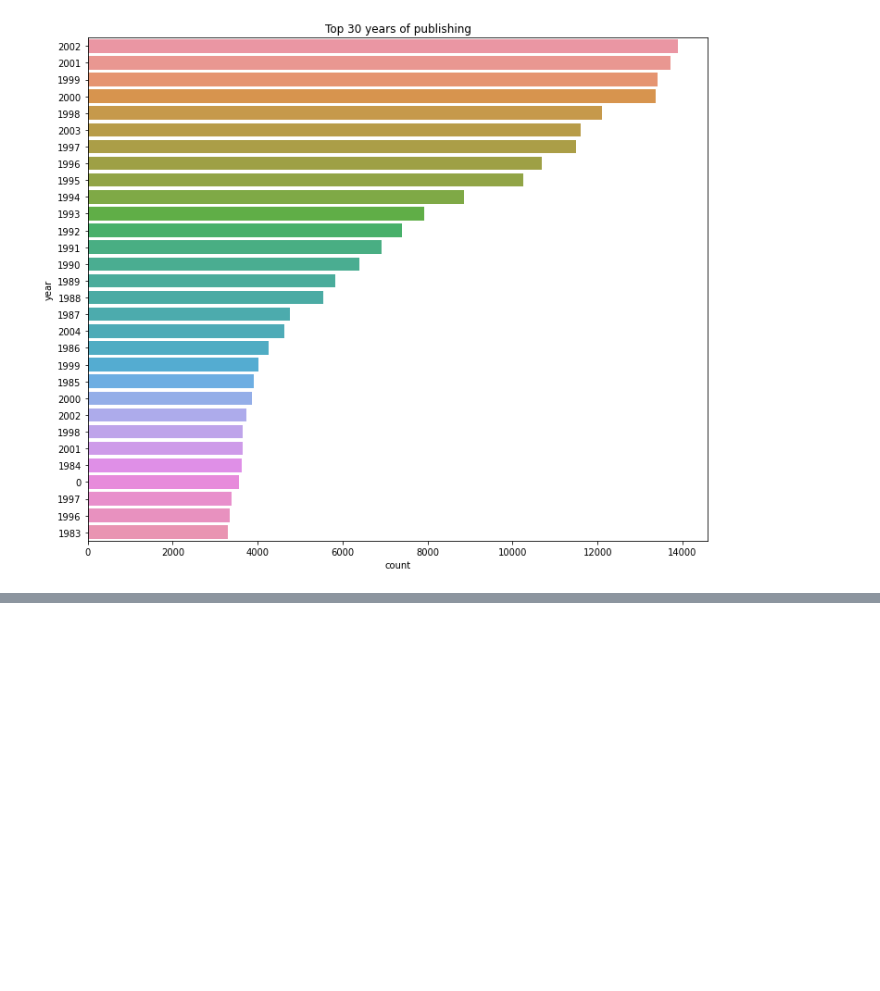
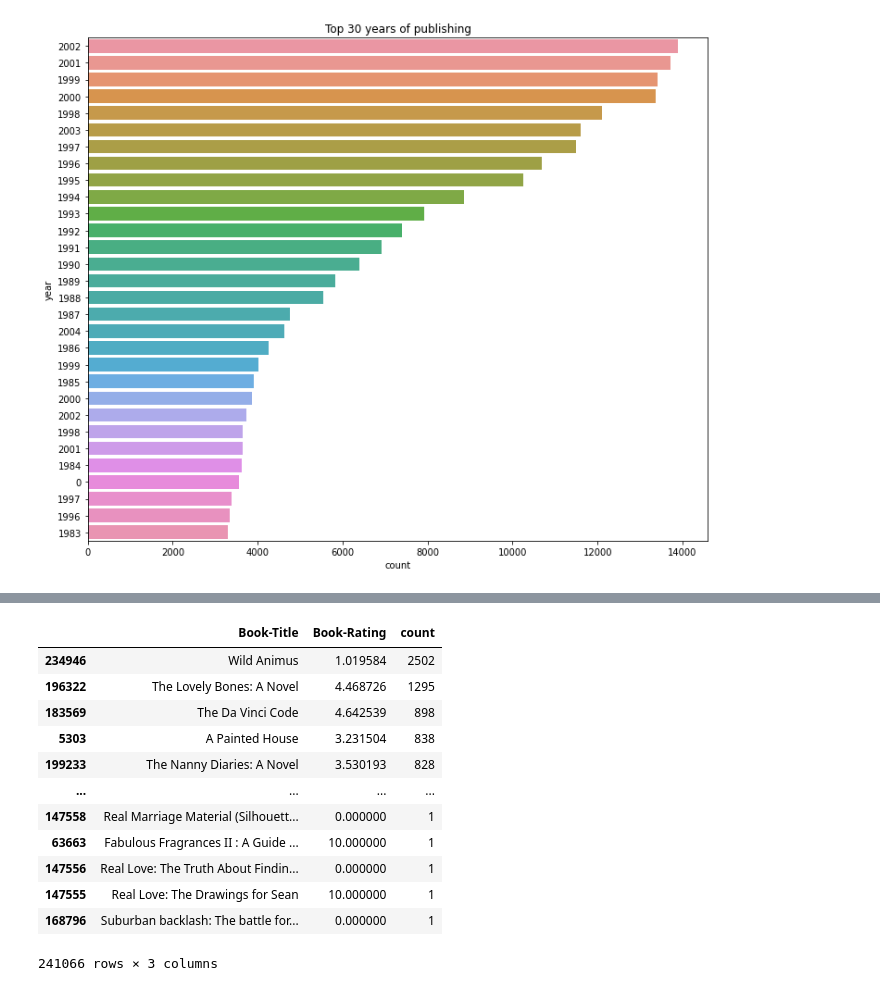
Before and after one commit to amalmon/Book-recommendation-system, a Jupyter notebook: Book_recommendation_system.ipynb, the cells around one changed output, grey strips where cells are left out. Saved outputs shown, nothing was run; the diff lists cells and outputs as text; code cells hidden in the pictures; blank space fills up the shorter version.

```diff
--- a/Book_recommendation_system.ipynb
+++ b/Book_recommendation_system.ipynb
@@ -315,0 +380,17 @@ sns.barplot(data = yearOfPublication.head(30), x='count', y='year')
+# %%
+#recalling data frame with book name avrg rating and number of rating
+most_rated_by_reads
+# %% [output]
+|  | Book-Title | Book-Rating | count |
+| 234946 | Wild Animus | 1.019584 | 2502 |
+| 196322 | The Lovely Bones: A Novel | 4.468726 | 1295 |
+| 183569 | The Da Vinci Code | 4.642539 | 898 |
+| 5303 | A Painted House | 3.231504 | 838 |
+| 199233 | The Nanny Diaries: A Novel | 3.530193 | 828 |
+| ... | ... | ... | ... |
+| 147558 | Real Marriage Material (Silhouett... | 0.000000 | 1 |
+| 63663 | Fabulous Fragrances II : A Guide ... | 10.000000 | 1 |
+| 147556 | Real Love: The Truth About Findin... | 0.000000 | 1 |
+| 147555 | Real Love: The Drawings for Sean | 10.000000 | 1 |
+| 168796 | Suburban backlash: The battle for... | 0.000000 | 1 |
+241066 rows × 3 columns
```
Also changed, not shown: parts of 12 cells of this notebook.
